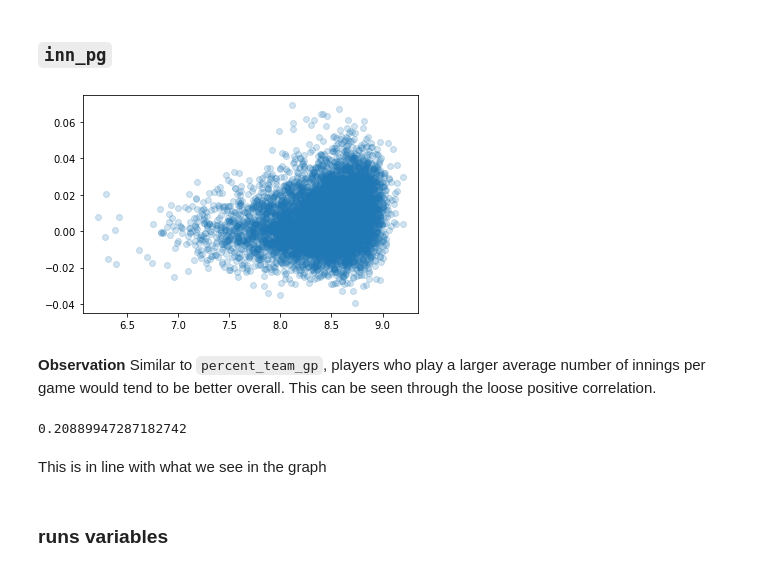
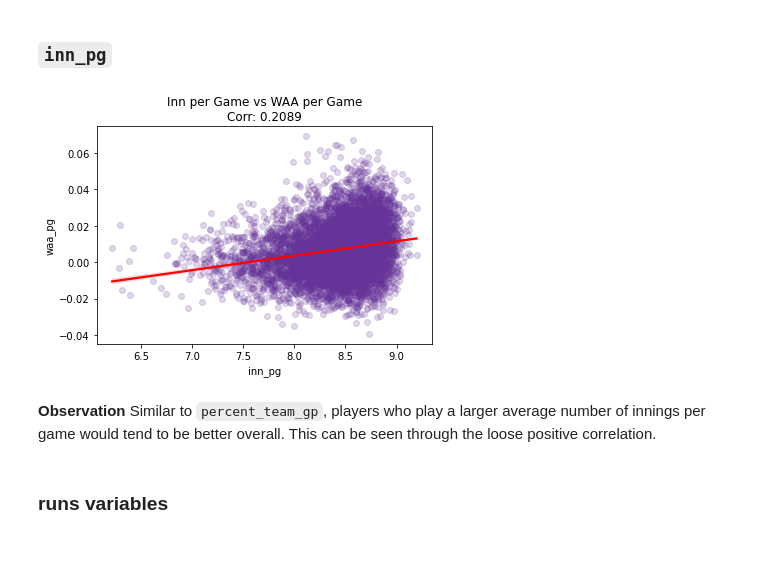
Before and after one commit to lawjackelen/forecasting-batting-performance, a Jupyter notebook: code/01_EDA.ipynb, the cells around one changed output. Cells and saved outputs as stored; diff of their text form; code cells hidden in the pictures.

```diff
--- a/code/01_EDA.ipynb
+++ b/code/01_EDA.ipynb
@@ -657,7 +603,9 @@ batting_weight['opprpg_recomp'] = pd.DataFrame(
 # %%
-batting_weight['team_gp_share'] =  batting_weight.team_gp * batting_weight.g
+# once again create a weighted average to determine the appropriate
+# value for team_gp
+batting_weight['team_gp_decomp'] =  batting_weight.team_gp * batting_weight.g
 
-batting_weight['team_gp_total'] = pd.DataFrame(
-    [batting_weight.groupby(['player_id','year_id'])['team_gp_share'].shift(i)
+batting_weight['team_gp_recomp'] = pd.DataFrame(
+    [batting_weight.groupby(['player_id','year_id'])['team_gp_decomp'].shift(i)
      for i in range(0,4)]).T.sum(axis=1)/batting_weight.total_games
 # %%
@@ -664,10 +613,17 @@ batting_weight['team_gp_total'] = pd.DataFrame(
 pd.set_option('mode.chained_assignment','warn')
 # %%
+# all of our weighted averages are stored in lines where
+# stint_id is 1. Keep only these rows.
 batting_weight = batting_weight[batting_weight.stint_id == 1]
+
+
+# update to keep only columns that needed to be weight averaged
 batting_weight = batting_weight[['player_id','year_id','teamrpg_recomp',
-                                 'opprpg_recomp','team_gp_total']]
+                                 'opprpg_recomp','team_gp_recomp']]
+
+# rename
 batting_weight.rename(columns={'teamrpg_recomp': 'teamrpg',
                                'opprpg_recomp': 'opprpg',
-                               'team_gp_total': 'team_gp'},
+                               'team_gp_recomp': 'team_gp'},
                       inplace=True)
 # %%
@@ -674,9 +633,5 @@ batting_weight.rename(columns={'teamrpg_recomp': 'teamrpg',
 batting_weight['pyth_exponent'] = (batting_weight['teamrpg']\
                                   + batting_weight['opprpg'])**.285
-# %%
-waa_nom = batting_weight['teamrpg']**batting_weight['pyth_exponent']
-waa_denom = waa_nom + batting_weight['opprpg']**batting_weight['pyth_exponent']
-batting_weight['waa_win_perc'] = waa_nom / waa_denom
 # %%
 batting = pd.merge(batting_agg, batting_sum,
                       on = ['player_id','year_id'])
@@ -689,7 +644,7 @@ batting = batting.reindex(columns=['name_common','age','player_id','year_id',
                                    'runs_above_avg','runs_above_avg_off',
                                    'runs_above_avg_def','waa','waa_off',
                                    'waa_def','waa_pos','teamrpg', 'opprpg',
-                                   'pyth_exponent', 'waa_win_perc'])
+                                   'pyth_exponent'])
 # %% [markdown]
 ### `PA`
 # %% [markdown]
@@ -783,19 +740,17 @@ This is in line with what we see in the graph.
 # %% [markdown]
 ### `inn_pg`
 # %%
-plt.scatter(batting.inn_pg,
-            batting.waa_pg,
-            alpha = 0.2);
+sns.regplot(x='inn_pg', y='waa_pg',
+            data = batting,
+            scatter_kws={'alpha': 0.2,
+                         'color': 'rebeccapurple'},
+            line_kws={'color': 'red'})\
+.set(title='Inn per Game vs WAA per Game\nCorr: '+\
+            str(round(batting.corr().loc['waa_pg','inn_pg'],4)));
 # %% [output]
-[figure, old version]
+[figure, new version]
 # %% [markdown]
 **Observation** Similar to `percent_team_gp`, players who play a larger average number of innings per game would tend to be better overall. This can be seen through the loose positive correlation.
-# %%
-batting.corr().loc['waa_pg','inn_pg']
-# %% [output]
-0.20889947287182742
-# %% [markdown]
-This is in line with what we see in the graph
 # %%
 # create inn_per_team_gp
 batting['inn_per_team_gp'] = batting.inn_pg * batting.g / batting.team_gp
```
Also changed, not shown: parts of 109 cells of this notebook, 3 other files.
